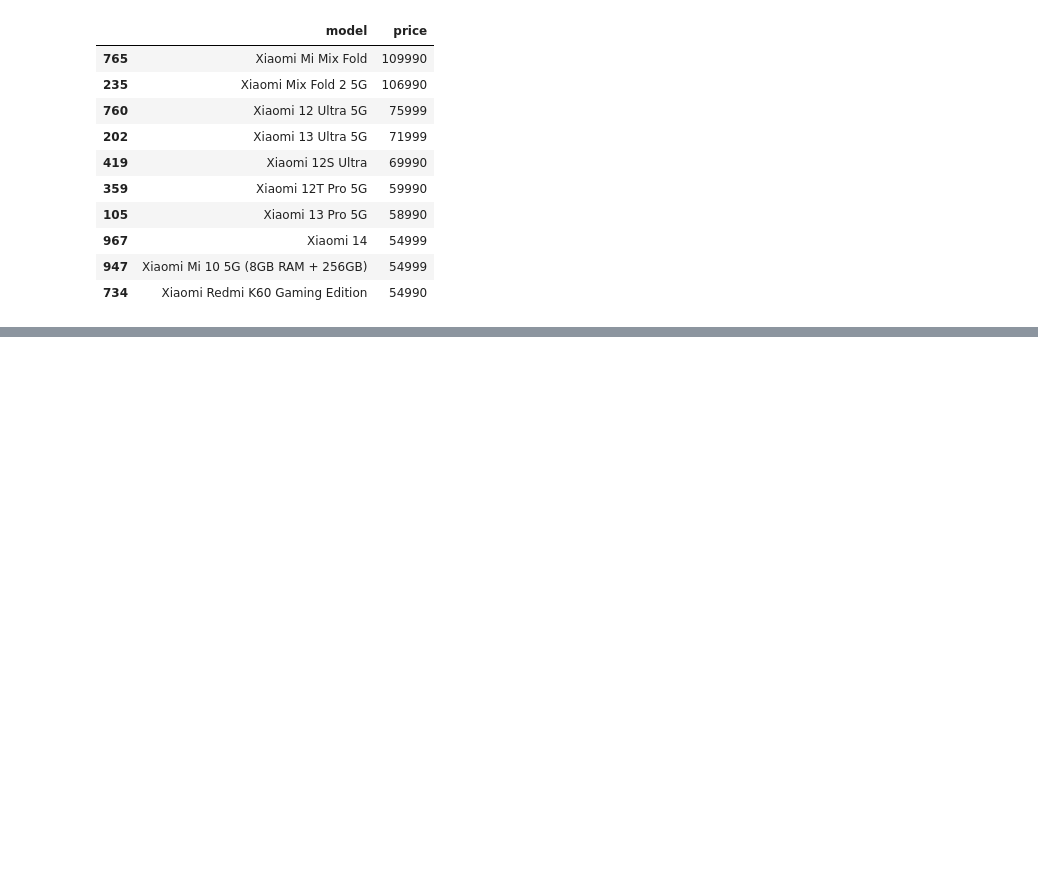
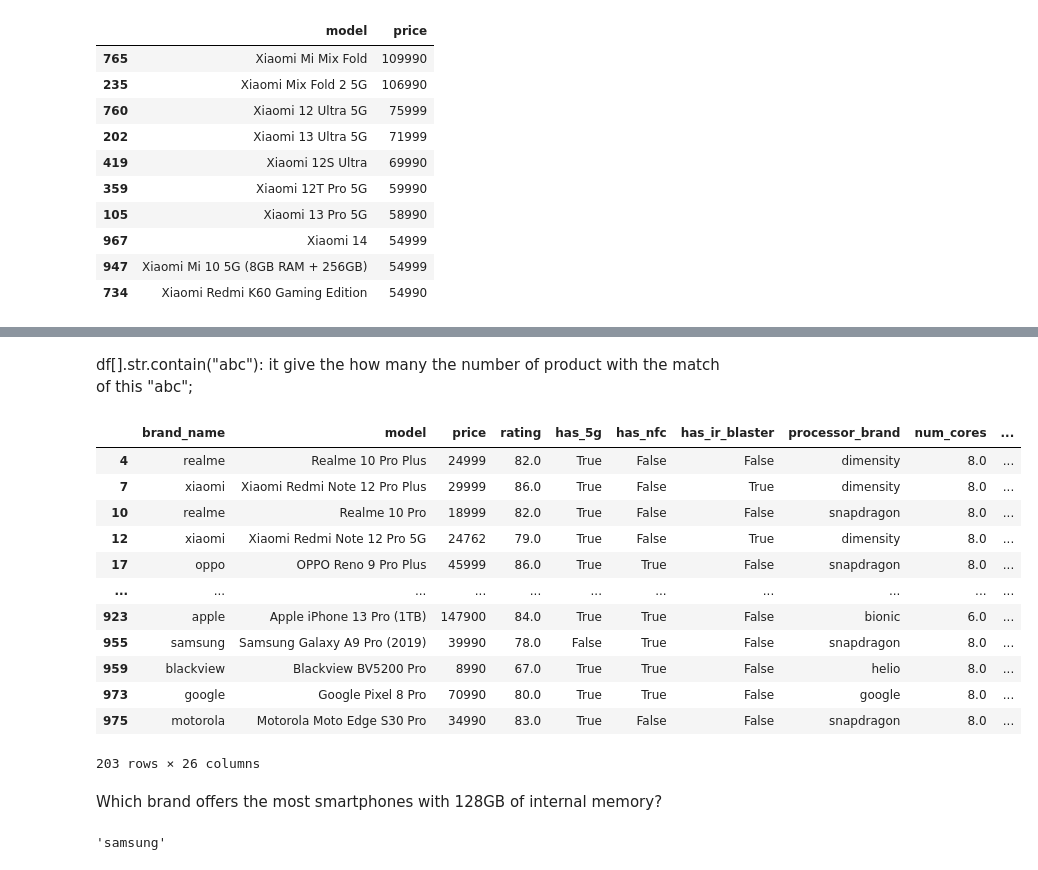
Before and after one commit to nitishrudra3510/DataScience, a Jupyter notebook: Libraries/Rivision/rivison.ipynb, the cells around one changed output, grey strips where cells are left out. Drawn from its saved outputs; the diff is of its cells as text; code cells hidden in the pictures; blank space fills up the shorter version.

```diff
--- a/Libraries/Rivision/rivison.ipynb
+++ b/Libraries/Rivision/rivison.ipynb
@@ -264,0 +513,24 @@ df1[df1["brand_name"]=="xiaomi"].sort_values("price",ascending=False)[["model","
+# %% [markdown]
+df[].str.contain("abc"): it give the how many the number of product with the match of this "abc";
+# %%
+df[df['model'].str.contains('Pro')]
+# %% [output]
+|  | brand_name | model | price | rating | has_5g | has_nfc | has_ir_blaster | processor_brand | num_cores | ... |
+| 4 | realme | Realme 10 Pro Plus | 24999 | 82.0 | True | False | False | dimensity | 8.0 | ... |
+| 7 | xiaomi | Xiaomi Redmi Note 12 Pro Plus | 29999 | 86.0 | True | False | True | dimensity | 8.0 | ... |
+| 10 | realme | Realme 10 Pro | 18999 | 82.0 | True | False | False | snapdragon | 8.0 | ... |
+| 12 | xiaomi | Xiaomi Redmi Note 12 Pro 5G | 24762 | 79.0 | True | False | True | dimensity | 8.0 | ... |
+| 17 | oppo | OPPO Reno 9 Pro Plus | 45999 | 86.0 | True | True | False | snapdragon | 8.0 | ... |
+| ... | ... | ... | ... | ... | ... | ... | ... | ... | ... | ... |
+| 923 | apple | Apple iPhone 13 Pro (1TB) | 147900 | 84.0 | True | True | False | bionic | 6.0 | ... |
+| 955 | samsung | Samsung Galaxy A9 Pro (2019) | 39990 | 78.0 | False | True | False | snapdragon | 8.0 | ... |
+| 959 | blackview | Blackview BV5200 Pro | 8990 | 67.0 | True | True | False | helio | 8.0 | ... |
+| 973 | google | Google Pixel 8 Pro | 70990 | 80.0 | True | True | False | google | 8.0 | ... |
+| 975 | motorola | Motorola Moto Edge S30 Pro | 34990 | 83.0 | True | False | False | snapdragon | 8.0 | ... |
+203 rows × 26 columns
+# %% [markdown]
+Which brand offers the most smartphones with 128GB of internal memory?
+# %%
+df[df['internal_memory']==128]['brand_name'].value_counts().idxmax()
+# %% [output]
+'samsung'
```
Also changed, not shown: parts of 50 cells of this notebook, 4 other files.
